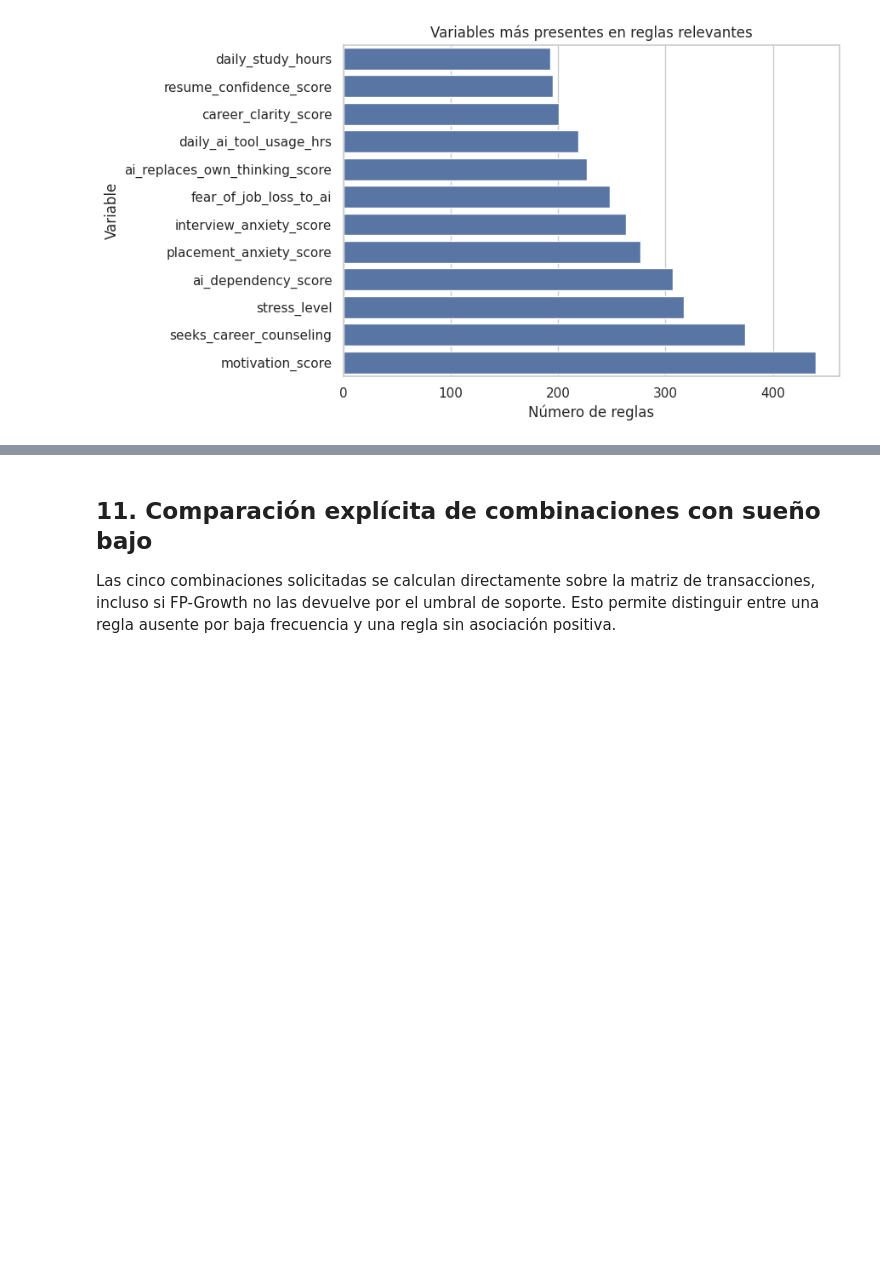
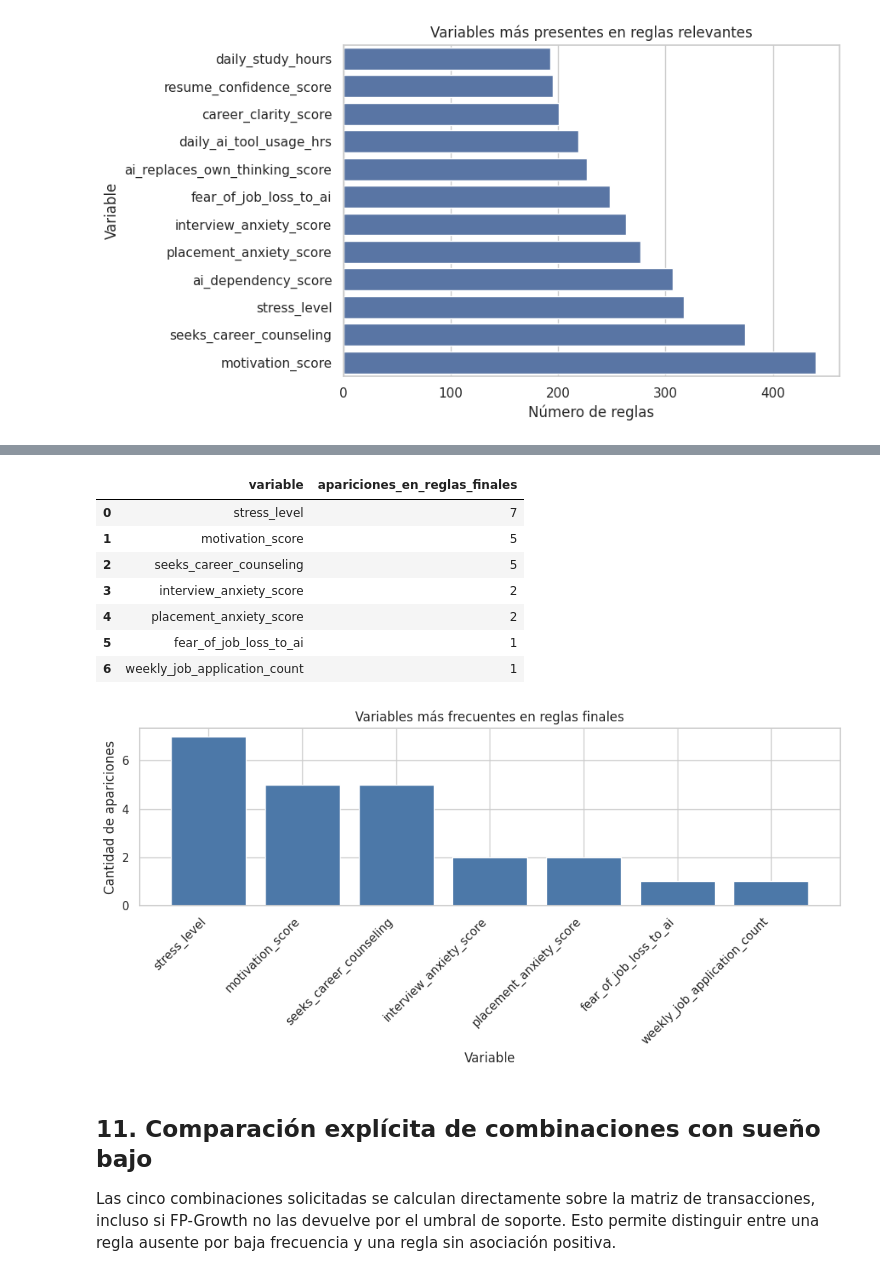
Before and after one commit to belen001/proyecto-ingenieria-datos, a Jupyter notebook: notebooks/05_reglas_asociacion.ipynb, the cells around one changed output, grey strips where cells are left out. Saved outputs shown, nothing was run; the diff lists cells and outputs as text; code cells hidden in the pictures; blank space fills up the shorter version.

Commit message:
feat: refine burnout association rules analysis

```diff
--- a/notebooks/04_reglas_asociacion.ipynb
+++ b/notebooks/05_reglas_asociacion.ipynb
@@ -631,0 +845,18 @@ Reglas relevantes después de filtrar: 1,576
+# %%
+rules_ranked = best_by_group.copy()
+rules_ranked["score"] = (
+    rules_ranked["lift"]
+    * rules_ranked["confidence"]
+    * np.sqrt(rules_ranked["support"])
+)
+
+final_rules = rules_ranked.sort_values(
+    ["score", "lift", "confidence", "support"],
+    ascending=False,
+).head(10).reset_index(drop=True)
+
+display(
+    final_rules[
+        ["antecedente", "consecuente", "support", "confidence", "lift", "score"]
+    ].round(3)
+)
@@ -718,3 +1169,43 @@ if not variable_frequency.empty:
+# %%
+final_variable_counter = Counter()
+
+for antecedent in final_rules["antecedents"]:
+    final_variable_counter.update(
+        str(item).split("=", 1)[0] for item in antecedent
+    )
+
+final_variable_frequency = pd.DataFrame(
+    final_variable_counter.most_common(),
+    columns=["variable", "apariciones_en_reglas_finales"],
+)
+
+display(final_variable_frequency)
+
+if final_variable_frequency.empty:
+    display(Markdown("No hay reglas finales para calcular frecuencias."))
+else:
+    plt.figure(figsize=(10, 5))
+    plt.bar(
+        final_variable_frequency["variable"],
+        final_variable_frequency["apariciones_en_reglas_finales"],
+        color="#4C78A8",
+    )
+    plt.title("Variables más frecuentes en reglas finales")
+    plt.xlabel("Variable")
+    plt.ylabel("Cantidad de apariciones")
+    plt.xticks(rotation=45, ha="right")
+    plt.tight_layout()
+    plt.show()
+# %% [output]
+|  | variable | apariciones_en_reglas_finales |
+| 0 | stress_level | 7 |
+| 1 | motivation_score | 5 |
+| 2 | seeks_career_counseling | 5 |
+| 3 | interview_anxiety_score | 2 |
+| 4 | placement_anxiety_score | 2 |
+| 5 | fear_of_job_loss_to_ai | 1 |
+| 6 | weekly_job_application_count | 1 |
+[figure, added]
 # %% [markdown]
 ## 11. Comparación explícita de combinaciones con sueño bajo
 
```
Also changed, not shown: parts of 24 cells of this notebook, 1 other file.
